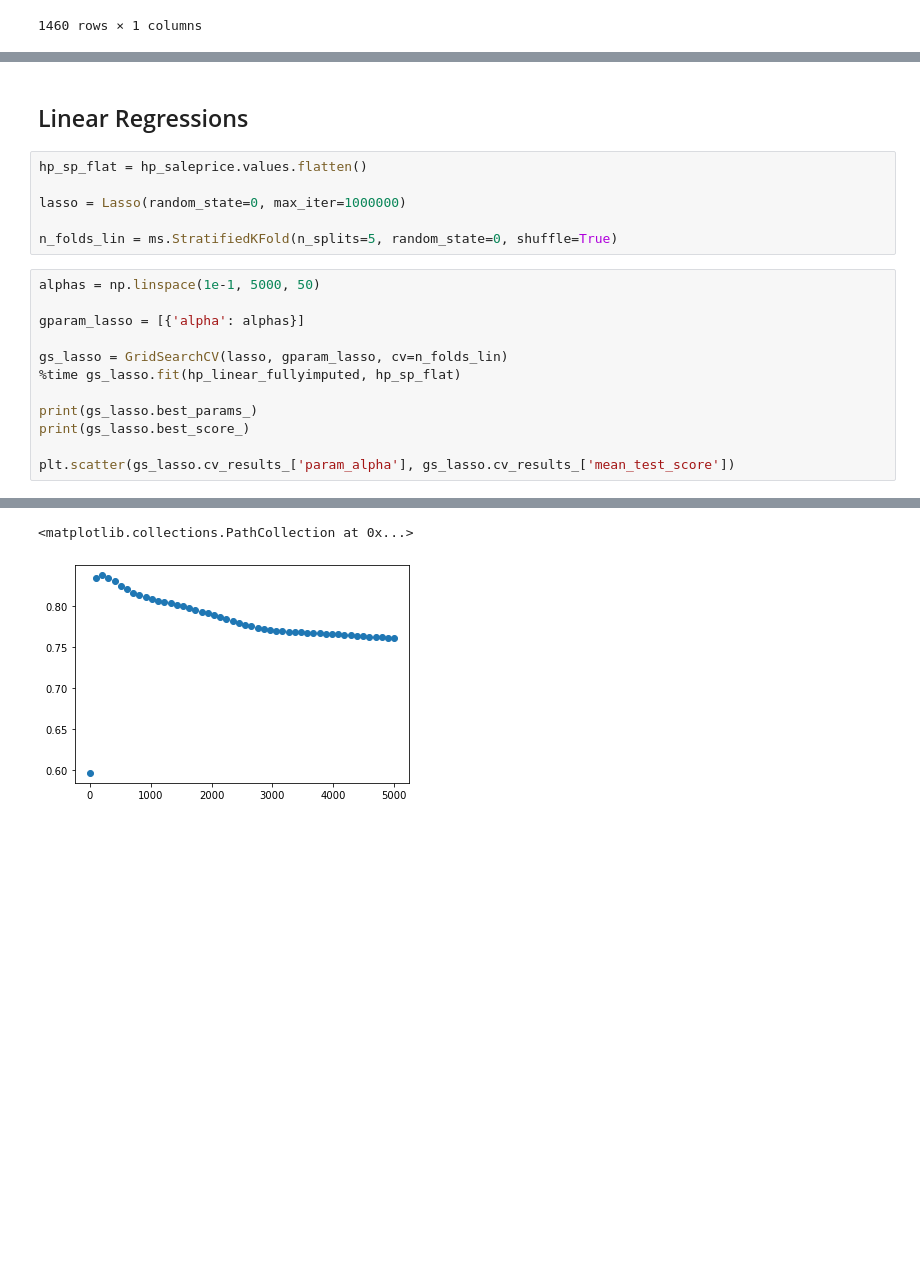
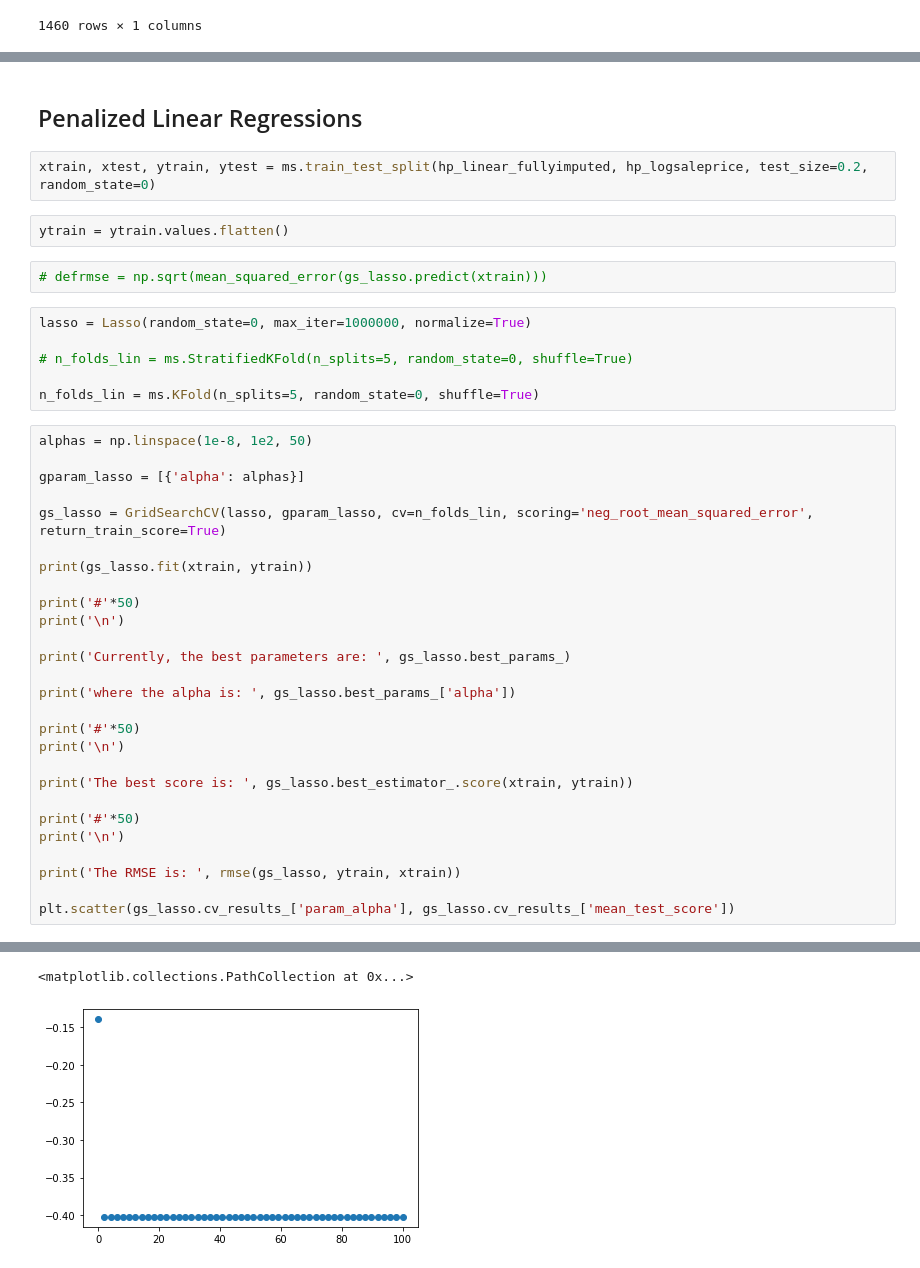
Before and after one commit to tdchoi7/ML_Project_Self, a Jupyter notebook: ML_HousingPrice_ModelTraining_Predicting.ipynb, the cells around one changed output, grey strips where cells are left out. Drawn from its saved outputs; the diff is of its cells as text; blank space fills up the shorter version.

```diff
--- a/ML_HousingPrice_ModelTraining_Predicting.ipynb
+++ b/ML_HousingPrice_ModelTraining_Predicting.ipynb
@@ -121,21 +86,42 @@ hp_saleprice
 # %% [markdown]
-## Linear Regressions
+## Penalized Linear Regressions
+# %%
+xtrain, xtest, ytrain, ytest = ms.train_test_split(hp_linear_fullyimputed, hp_logsaleprice, test_size=0.2, random_state=0)
+# %%
+ytrain = ytrain.values.flatten()
+# %%
+# defrmse = np.sqrt(mean_squared_error(gs_lasso.predict(xtrain)))
 # %%
-hp_sp_flat = hp_saleprice.values.flatten()
+lasso = Lasso(random_state=0, max_iter=1000000, normalize=True)
 
-lasso = Lasso(random_state=0, max_iter=1000000)
+# n_folds_lin = ms.StratifiedKFold(n_splits=5, random_state=0, shuffle=True)
 
-n_folds_lin = ms.StratifiedKFold(n_splits=5, random_state=0, shuffle=True)
+n_folds_lin = ms.KFold(n_splits=5, random_state=0, shuffle=True)
 # %%
-alphas = np.linspace(1e-1, 5000, 50)
+alphas = np.linspace(1e-8, 1e2, 50)
 
 gparam_lasso = [{'alpha': alphas}]
 
-gs_lasso = GridSearchCV(lasso, gparam_lasso, cv=n_folds_lin)
-%time gs_lasso.fit(hp_linear_fullyimputed, hp_sp_flat)
+gs_lasso = GridSearchCV(lasso, gparam_lasso, cv=n_folds_lin, scoring='neg_root_mean_squared_error', return_train_score=True)
 
-print(gs_lasso.best_params_)
-print(gs_lasso.best_score_)
+print(gs_lasso.fit(xtrain, ytrain))
+
+print('#'*50)
+print('\n')
+
+print('Currently, the best parameters are: ', gs_lasso.best_params_)
+
+print('where the alpha is: ', gs_lasso.best_params_['alpha'])
+
+print('#'*50)
+print('\n')
+
+print('The best score is: ', gs_lasso.best_estimator_.score(xtrain, ytrain))
+
+print('#'*50)
+print('\n')
+
+print('The RMSE is: ', rmse(gs_lasso, ytrain, xtrain))
 
 plt.scatter(gs_lasso.cv_results_['param_alpha'], gs_lasso.cv_results_['mean_test_score'])
 # %% [output]
@@ -145,2 +145,2 @@ Wall time: 2min 29s
 <matplotlib.collections.PathCollection at 0x...>
-[figure, old version]
+[figure, new version]
```
Also changed, not shown: parts of 16 cells of this notebook, 3 other files.
